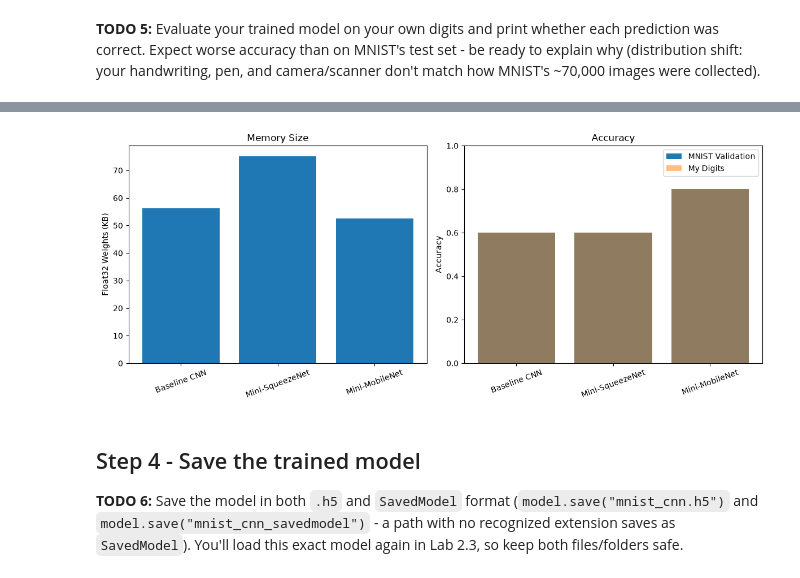
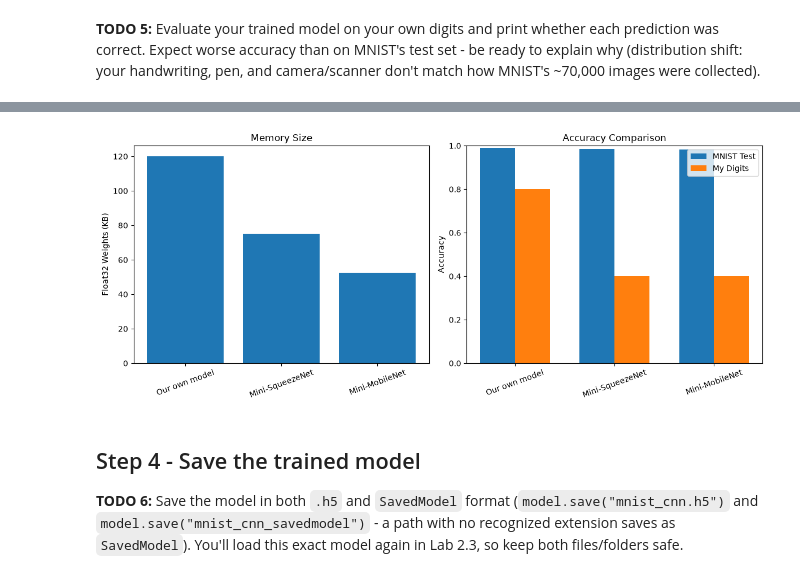
Before and after one commit to taltech-eailab-courses/ias0360-home-assignment-2-submission-2026, a Jupyter notebook: lab_2_2/mnist_cnn.ipynb, the cells around one changed output, grey strips where cells are left out. Cells and saved outputs as stored; diff of their text form; code cells hidden in the pictures.

```diff
--- a/lab_2_2/mnist_cnn.ipynb
+++ b/lab_2_2/mnist_cnn.ipynb
@@ -497,7 +615,7 @@ my_acc = None
 # we start a timer to measure the time taken for predictions
 start_time = time.time()
 
-predictions = model.predict(my_x, verbose=0)
+predictions = model_best.predict(my_x, verbose=0)
 predicted_digits = np.argmax(predictions, axis=1)
 
 # we stop the timer and print the elapsed time
@@ -786,4 +931,4 @@ results_df.to_csv(save_path, index=False)
 # %%
-results_df = pd.read_csv("model_comparison.csv")
+results_df = pd.read_csv("model_results_df.csv")
 results_df
 # %% [output]
@@ -903,11 +1114,11 @@ Memory size: 30.6 KB
 # %%
-# Architecture 1: Baseline CNN
-def baseline_cnn():
+# Architecture 1: Our own architecture
+def our_own_archi():
     return tf_keras.models.Sequential([
         tf_keras.layers.Input(shape=(28, 28, 1)),
-        tf_keras.layers.Conv2D(8, 3, activation="relu"),
+        tf_keras.layers.Conv2D(16, 3, activation="relu"),
         tf_keras.layers.MaxPooling2D(2),
-        tf_keras.layers.Conv2D(16, 3, activation="relu"),
+        tf_keras.layers.Conv2D(32, 3, activation="relu"),
         tf_keras.layers.MaxPooling2D(2),
         tf_keras.layers.Flatten(),
         tf_keras.layers.Dense(32, activation="relu"),
@@ -1025,8 +1268,8 @@ def run_experiment(name, build_model, epochs=5, batch_size=64):
 results_step6 = []
 
 results_step6.append(run_experiment(
-    "Baseline CNN",
-    baseline_cnn,
+    "Our own model",
+    our_own_archi,
     epochs=5
 ))
 
@@ -1065,38 +1314,49 @@ display(comparison_step6)
 # %%
+import numpy as np
+import matplotlib.pyplot as plt
+
 fig, axes = plt.subplots(1, 2, figsize=(12, 5))
 
+x = np.arange(len(comparison_step6))
+width = 0.35
+
+# Graph 1: Memory size
 axes[0].bar(
     comparison_step6["experiment"],
     comparison_step6["weights_memory_kb"]
 )
 axes[0].set_title("Memory Size")
 axes[0].set_ylabel("Float32 Weights (KB)")
 
+# Graph 2: MNIST Test vs My Digits Accuracy
 axes[1].bar(
-    comparison_step6["experiment"],
-    comparison_step6["val_accuracy"],
-    label="MNIST Validation"
+    x - width/2,
+    comparison_step6["test_accuracy"],
+    width,
+    label="MNIST Test"
 )
 
 axes[1].bar(
-    comparison_step6["experiment"],
+    x + width/2,
     comparison_step6["val_accuracy"],
-    alpha=0.5,
+    width,
     label="My Digits"
 )
 
-axes[1].set_title("Accuracy")
+axes[1].set_title("Accuracy Comparison")
 axes[1].set_ylabel("Accuracy")
 axes[1].set_ylim(0, 1)
+axes[1].set_xticks(x)
+axes[1].set_xticklabels(comparison_step6["experiment"])
 axes[1].legend()
 
 for ax in axes:
     ax.tick_params(axis="x", rotation=20)
 
 plt.tight_layout()
 plt.show()
 # %% [output]
-[figure, old version]
+[figure, new version]
 # %% [markdown]
 ## Step 4 - Save the trained model
 
```
Also changed, not shown: parts of 25 cells of this notebook, 2 other files.
